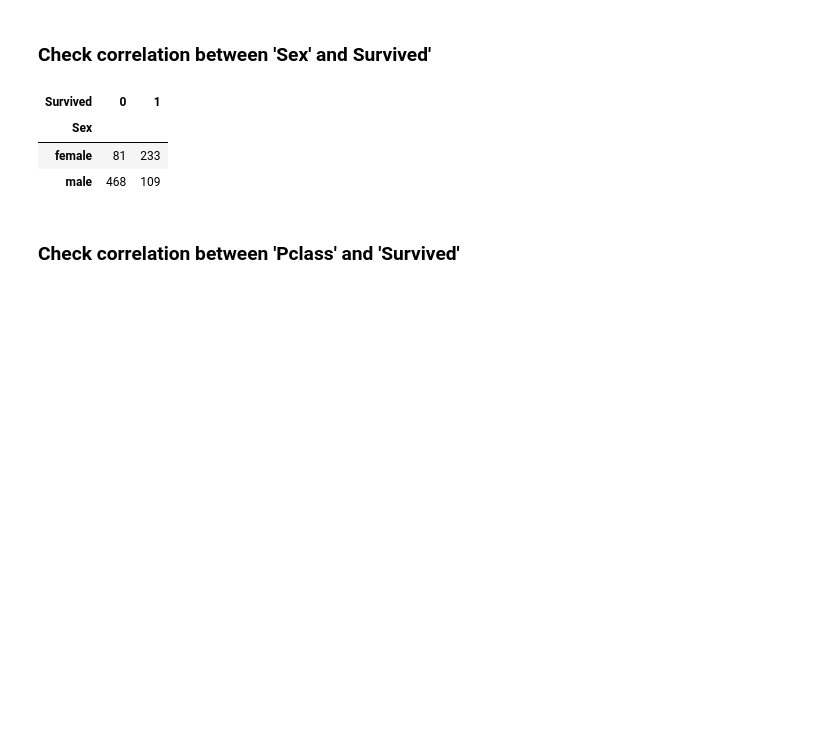
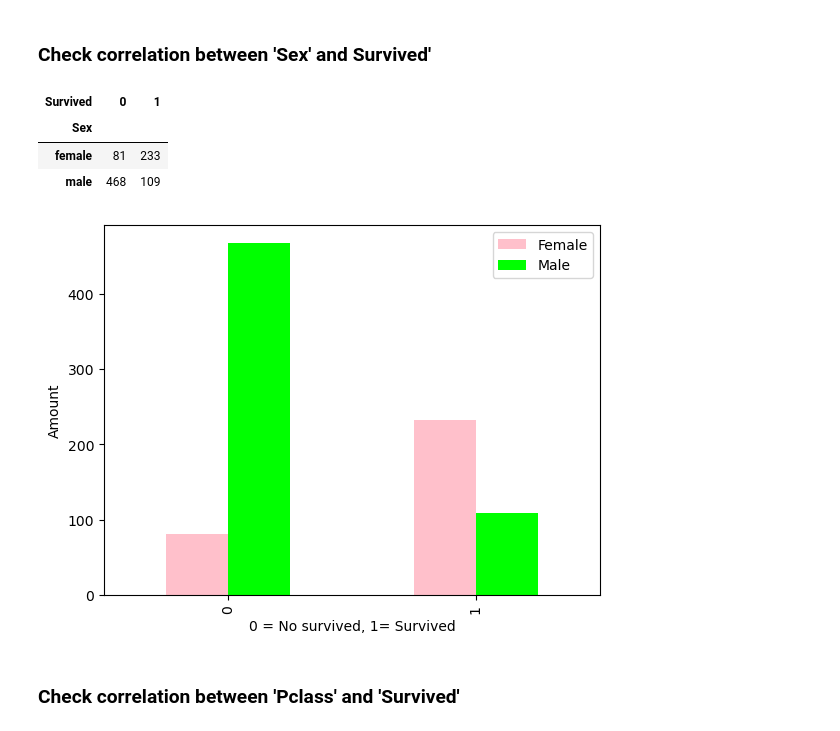
Before and after one commit to alexiandra97/Titanic-project-from-Kaggle, a Jupyter notebook: Titanic-Machine-Learning-from-Disaster.ipynb, the cells around one changed output. Cells and saved outputs as stored; diff of their text form; code cells hidden in the pictures; blank space fills up the shorter version.

```diff
--- a/Titanic-Machine-Learning-from-Disaster.ipynb
+++ b/Titanic-Machine-Learning-from-Disaster.ipynb
@@ -171,7 +171,12 @@ pd.crosstab(data_csv['Sex'], data_csv['Survived'])
 | female | 81 | 233 |
 | male | 468 | 109 |
 # %%
-###
+pd.crosstab(data_csv['Survived'], data_csv['Sex']).plot(kind="bar", color=["pink", "lime"])
+plt.xlabel("0 = No survived, 1= Survived")
+plt.ylabel("Amount")
+plt.legend(["Female", "Male"]);
+# %% [output]
+[figure, added]
 # %% [markdown]
 ### Check correlation between 'Pclass' and 'Survived'
 # %%
```
Also changed, not shown: parts of 15 cells of this notebook.
